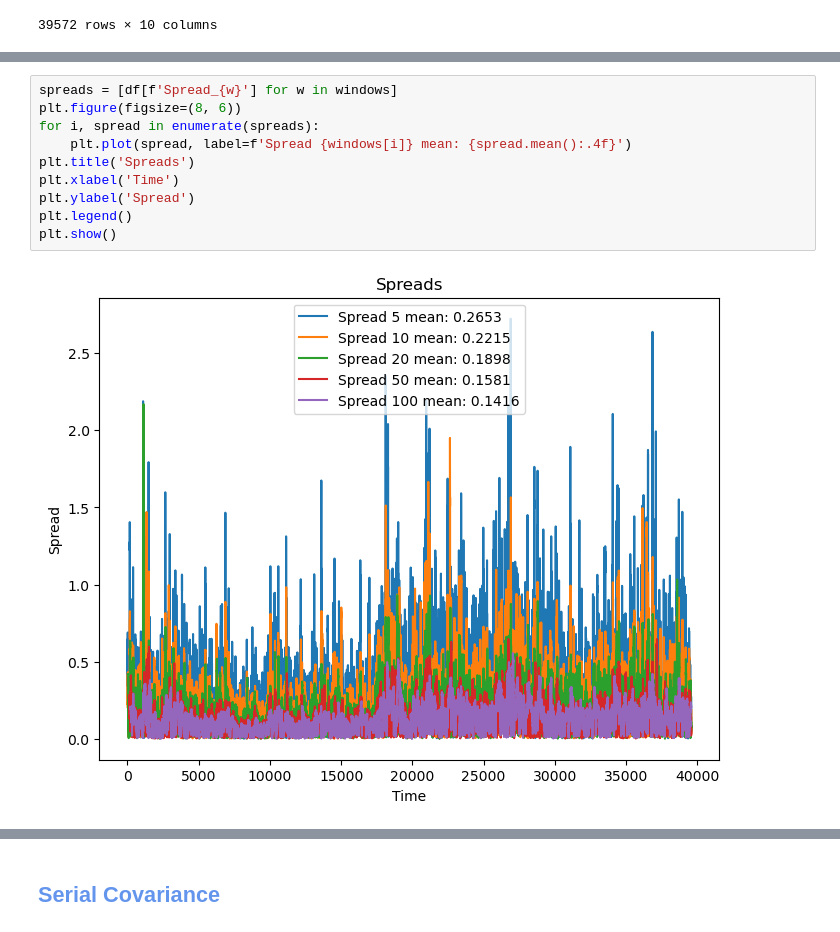
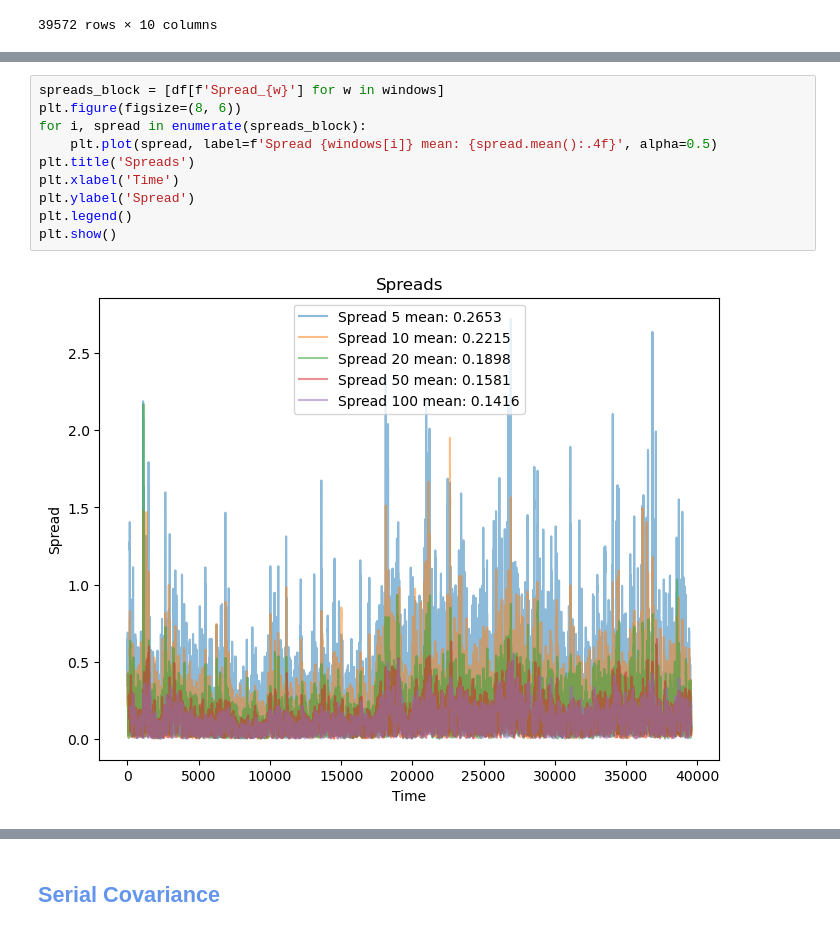
Before and after one commit to LuisMB09/Trading, a Jupyter notebook: effective_spread.ipynb, the cells around one changed output, grey strips where cells are left out. Drawn from its saved outputs; the diff is of its cells as text.

```diff
--- a/effective_spread.ipynb
+++ b/effective_spread.ipynb
@@ -79,12 +87,12 @@ plt.show()
 # %%
-spreads = [df[f'Spread_{w}'] for w in windows]
+spreads_block = [df[f'Spread_{w}'] for w in windows]
 plt.figure(figsize=(8, 6))
-for i, spread in enumerate(spreads):
-    plt.plot(spread, label=f'Spread {windows[i]} mean: {spread.mean():.4f}')
+for i, spread in enumerate(spreads_block):
+    plt.plot(spread, label=f'Spread {windows[i]} mean: {spread.mean():.4f}', alpha=0.5)
 plt.title('Spreads')
 plt.xlabel('Time')
 plt.ylabel('Spread')
 plt.legend()
 plt.show()
 # %% [output]
-[figure, old version]
+[figure, new version]
```
Also changed, not shown: parts of 13 cells of this notebook.
